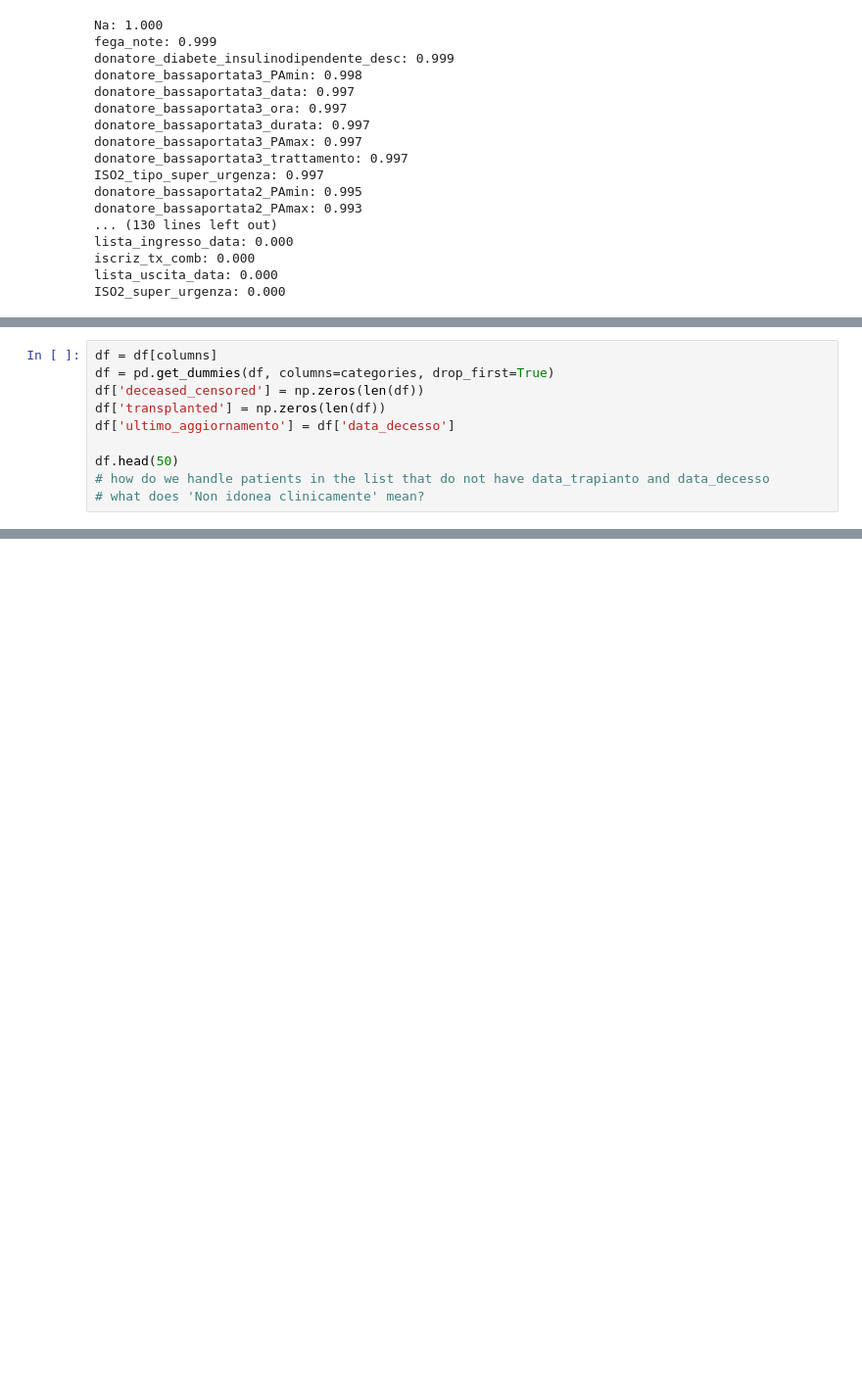
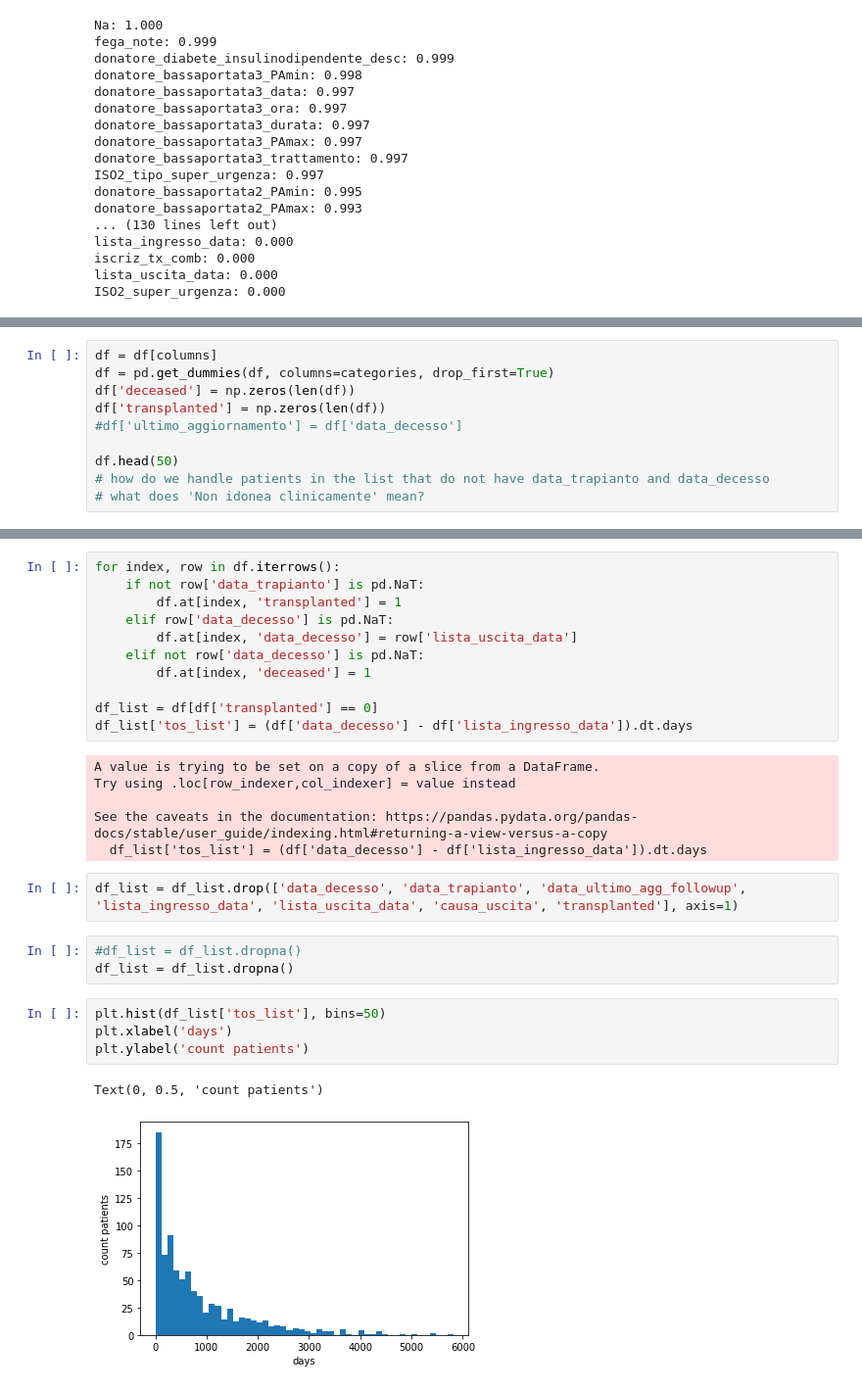
Before and after one commit to LIA-UniBo/Liver_transplant, a Jupyter notebook: end_to_end_nb_model.ipynb, the cells around one changed output, grey strips where cells are left out. Shown: that part at 98% size. Cells and saved outputs as stored; diff of their text form; blank space fills up the shorter version.

```diff
--- a/end_to_end_nb_model.ipynb
+++ b/end_to_end_nb_model.ipynb
@@ -93,9 +99,9 @@ categories = ['pers_sesso', 'ric_diabete',
 # %%
 df = df[columns]
 df = pd.get_dummies(df, columns=categories, drop_first=True)
-df['deceased_censored'] = np.zeros(len(df))
+df['deceased'] = np.zeros(len(df))
 df['transplanted'] = np.zeros(len(df))
-df['ultimo_aggiornamento'] = df['data_decesso']
+#df['ultimo_aggiornamento'] = df['data_decesso']
 
 df.head(50)
 # how do we handle patients in the list that do not have data_trapianto and data_decesso
@@ -137,0 +136,29 @@ df.head(50)
+# %%
+for index, row in df.iterrows():
+    if not row['data_trapianto'] is pd.NaT:
+        df.at[index, 'transplanted'] = 1
+    elif row['data_decesso'] is pd.NaT:
+        df.at[index, 'data_decesso'] = row['lista_uscita_data']
+    elif not row['data_decesso'] is pd.NaT:
+        df.at[index, 'deceased'] = 1
+
+df_list = df[df['transplanted'] == 0]
+df_list['tos_list'] = (df['data_decesso'] - df['lista_ingresso_data']).dt.days
+# %% [output]
+A value is trying to be set on a copy of a slice from a DataFrame.
+Try using .loc[row_indexer,col_indexer] = value instead
+
+See the caveats in the documentation: https://pandas.pydata.org/pandas-docs/stable/user_guide/indexing.html#returning-a-view-versus-a-copy
+  df_list['tos_list'] = (df['data_decesso'] - df['lista_ingresso_data']).dt.days
+# %%
+df_list = df_list.drop(['data_decesso', 'data_trapianto', 'data_ultimo_agg_followup', 'lista_ingresso_data', 'lista_uscita_data', 'causa_uscita', 'transplanted'], axis=1)
+# %%
+#df_list = df_list.dropna()
+df_list = df_list.dropna()
+# %%
+plt.hist(df_list['tos_list'], bins=50)
+plt.xlabel('days')
+plt.ylabel('count patients')
+# %% [output]
+Text(0, 0.5, 'count patients')
+[figure, added]
```
Also changed, not shown: parts of 15 cells of this notebook, 2 other files.
